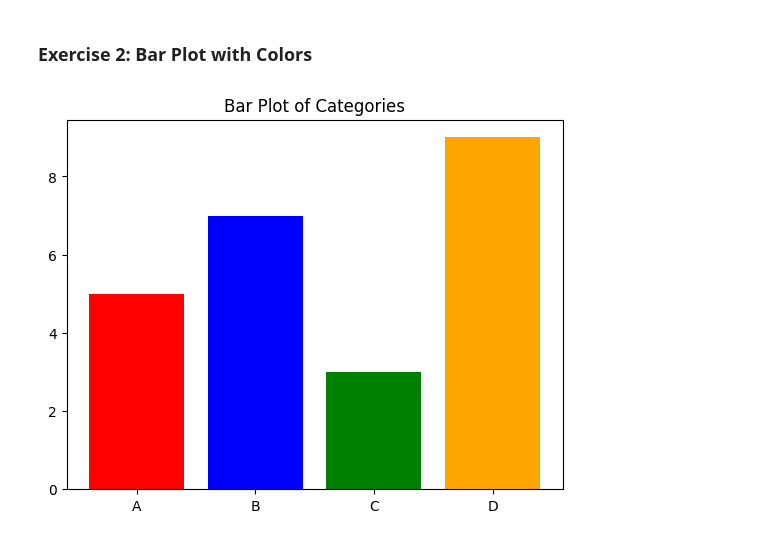
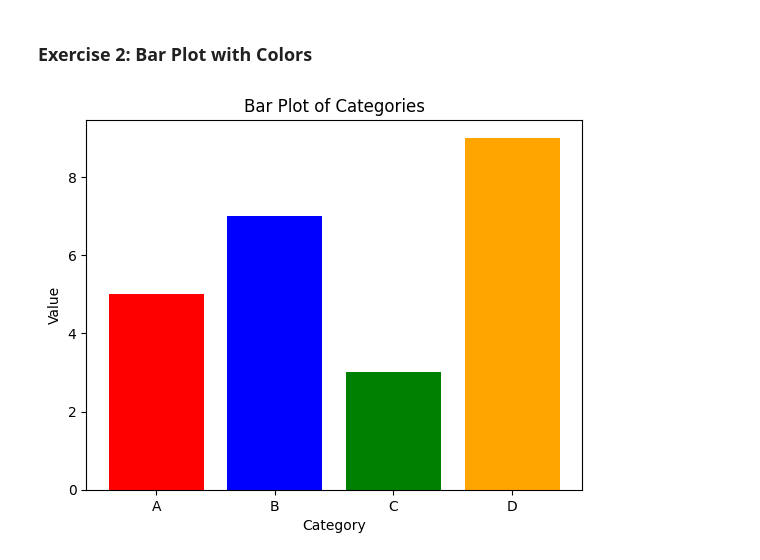
Before and after one commit to IdrisMalik/python-jupyter-template, a Jupyter notebook: src/2-bar-plot.ipynb, the cells around one changed output. Drawn from its saved outputs; the diff is of its cells as text; code cells hidden in the pictures.

```diff
--- a/src/2-bar-plot.ipynb
+++ b/src/2-bar-plot.ipynb
@@ -3,14 +3,21 @@
 # %%
 # TASK: Create a bar plot with the following data: categories = ['A', 'B', 'C', 'D'] and values = [5, 7, 3, 9].
 # Use different colors for each bar and add a title to the plot.
 import matplotlib.pyplot as plt
 
 categories = ['A', 'B', 'C', 'D']
 values = [5, 7, 3, 9]
+
+# Validate the length of 'categories' and 'values'
+if len(categories) != len(values):
+    raise ValueError("Length of 'categories' and 'values' must match.")
+
 colors = ['red', 'blue', 'green', 'orange']
 
 plt.bar(categories, values, color=colors)
 plt.title('Bar Plot of Categories')
+plt.xlabel('Category')
+plt.ylabel('Value')
 plt.show()
 # %% [output]
-[figure, old version]
+[figure, new version]
```
Also changed, not shown: 5 other files.
